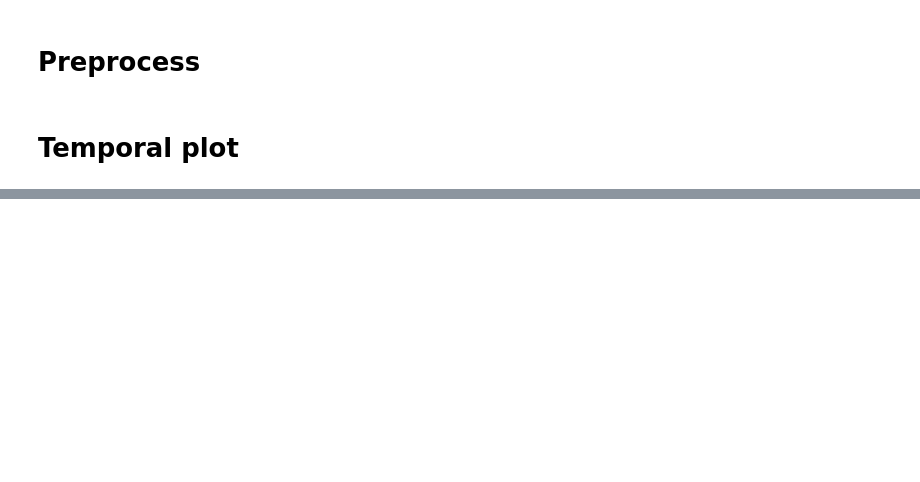
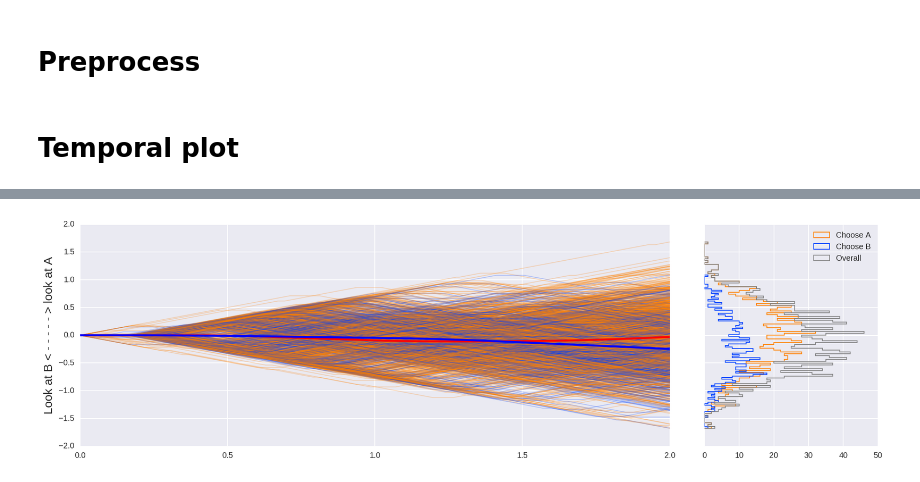
Before and after one commit to junpenglao/SAFV, a Jupyter notebook: BasicPlotting.ipynb, the cells around one changed output, grey strips where cells are left out. Saved outputs shown, nothing was run; the diff lists cells and outputs as text; code cells hidden in the pictures; blank space fills up the shorter version.

```diff
--- a/BasicPlotting.ipynb
+++ b/BasicPlotting.ipynb
@@ -119,0 +172,85 @@ plt.show()
+# %%
+nsamp    = 2000
+timemax  = 2.0
+timeline = np.linspace(0,timemax,nsamp)
+nbins    = 100
+plt.figure(figsize = (18,5))
+gs  = gridspec.GridSpec(1, 4)
+
+colorspec = [[1,0.5,0],[0,0.25,1]]
+colorspec2= [[1,0,0],[0,0,1]]
+ax1 = plt.subplot(gs[0,0:3])
+dataall = []
+respall = []
+leftdur = np.zeros(ntrial)
+rightdur= np.zeros(ntrial)
+sp_all  = np.zeros((ntrial,nsamp))
+
+for tr,itrial in enumerate(trial):
+    index = np.where(trialall==itrial)[1]
+    resp  = respond[index[0]] - 1
+    scanpath = np.zeros(nsamp)
+    trfixdur = sbjtbl['fixdur'].iloc[index]
+    leftdur[tr]  = np.nansum(trfixdur[loc[index]== 1])
+    rightdur[tr] = np.nansum(trfixdur[loc[index]==-1])
+    for ij in index:
+        onset   = sbjtbl['time_start'].iloc[ij]
+        offset  = sbjtbl['time_end'].iloc[ij]
+        sampon  = np.where(onset > timeline)[0][-1]
+        if offset >= timemax:
+            sampoff = nsamp
+        else:
+            sampoff = np.where(offset < timeline)[0][0]
+        scanadd = np.linspace(0,sbjtbl['fixdur'].iloc[ij],sampoff-sampon)
+        scanpath[sampon:sampoff] = scanpath[sampon:sampoff] + loc[ij]*scanadd
+        scanpath[sampoff:]       = scanpath[sampoff:] + loc[ij]*scanadd[-1]
+    ax1.plot(timeline,scanpath,lw = 1,color=colorspec[resp],alpha = .25)
+    sp_all[tr,:] = scanpath
+    dataall.append([scanpath[-1]])
+    respall.append([resp])
+
+ax1.set_ylabel('Look at ' + str(unicondi[c1]) + ' < - - - - - > look at ' + str(unicondi[c0]),fontsize = 15)
+
+dataall = np.asarray(dataall)
+respall = np.asarray(respall)
+
+from scipy.stats import gaussian_kde as gkde
+
+ax2 = plt.subplot(gs[0,3],sharey=ax1)
+for i in range(2):
+    pltline = np.mean(sp_all[np.where(respall==i)[0],:],axis=0)
+    ax1.plot(timeline,pltline,lw = 2.5,color=colorspec2[i])
+    ax2.hist(dataall[respall==i],bins=nbins,normed=False,\
+             orientation='horizontal',histtype='step',lw = 1,color=colorspec[i])
+    #empdf  = gkde(dataall[respall==i])
+    #xrange = np.linspace(np.min(dataall[respall==i]),np.max(dataall[respall==i]),200)
+    #ax2.plot(empdf(xrange),xrange,color=colorspec[i])
+
+ax2.hist(dataall, bins=nbins,normed=False,orientation='horizontal',histtype='step',lw = 1,color='grey')
+#empdf  = gkde(dataall.flatten())
+#xrange = np.linspace(np.min(dataall),np.max(dataall),200)
+#ax2.plot(empdf(xrange),xrange,color='grey')
+
+ax2.legend(['Choose ' + str(unicondi[c0]),'Choose ' + str(unicondi[c1]),'Overall'])
+
+plt.setp(ax2.get_yticklabels(), visible=False)
+
+plt.show()
+
+label1 = str(unicondi[c0])
+label2 = str(unicondi[c1])
+
+# Descriptive result
+sns.set(color_codes=True)
+datmp = np.zeros((ntrial, 2))
+datmp[:,0]=leftdur
+datmp[:,1]=rightdur
+
+df = pd.DataFrame(datmp,columns=["x", "y"])
+g  = sns.jointplot(x="x", y="y", data=df, kind="kde", color="g", xlim=(-.1,timemax), ylim=(-.1,timemax))
+g.plot_joint(plt.scatter, c="w", s=30, linewidth=1, marker=".")
+g.ax_joint.collections[0].set_alpha(0)
+g.set_axis_labels(label1, label2);
+plt.show()
+# %% [output]
+[figure, added]
```
Also changed, not shown: parts of 5 cells of this notebook, 1 other file.
